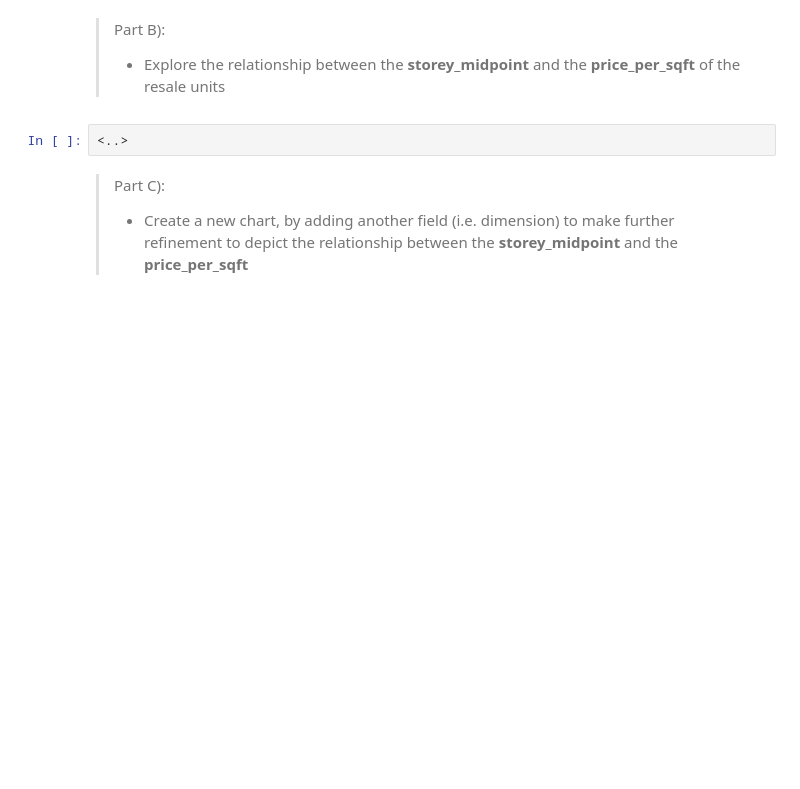
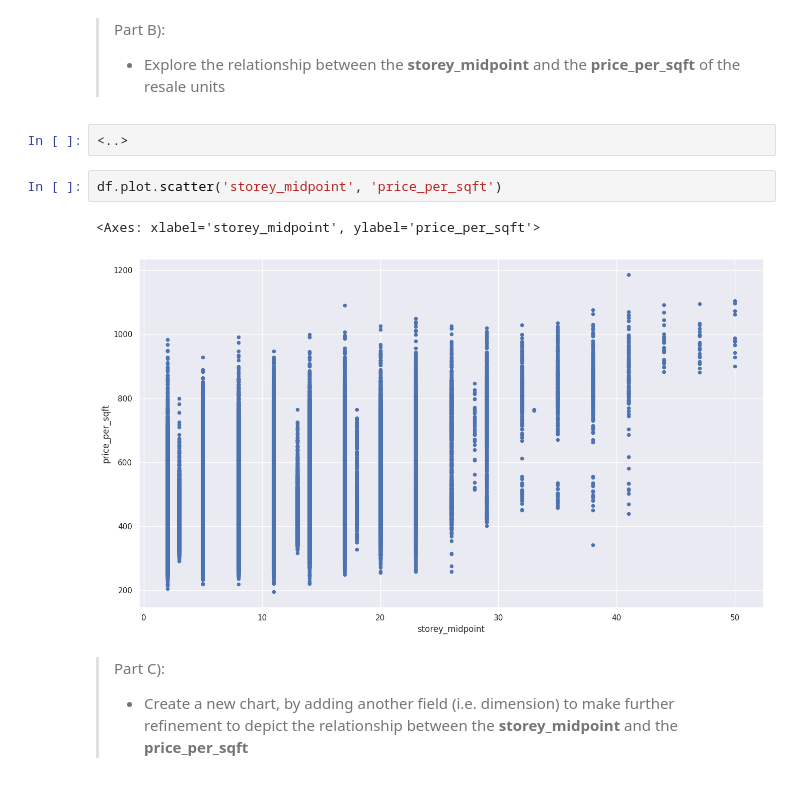
Before and after one commit to sadikinisaac/sadikinisaac, a Jupyter notebook: DC_Bootcamp_Week_8-Isaacsadikin.ipynb, the cells around one changed output. Drawn from its saved outputs; the diff is of its cells as text; blank space fills up the shorter version.

```diff
--- a/DC_Bootcamp_Week_8-Isaacsadikin.ipynb
+++ b/DC_Bootcamp_Week_8-Isaacsadikin.ipynb
@@ -314,6 +552,11 @@ Read them as separate dataframes and save them in a list variable called **dfs_r
 > - Explore the relationship between the **storey_midpoint** and the **price_per_sqft** of the resale units
 # %%
 <..>
+# %%
+df.plot.scatter('storey_midpoint', 'price_per_sqft')
+# %% [output]
+<Axes: xlabel='storey_midpoint', ylabel='price_per_sqft'>
+[figure, added]
 # %% [markdown]
 > Part C):
 > - Create a new chart, by adding another field (i.e. dimension) to make further refinement to depict the relationship between the **storey_midpoint** and the **price_per_sqft**
```
Also changed, not shown: parts of 47 cells of this notebook.
